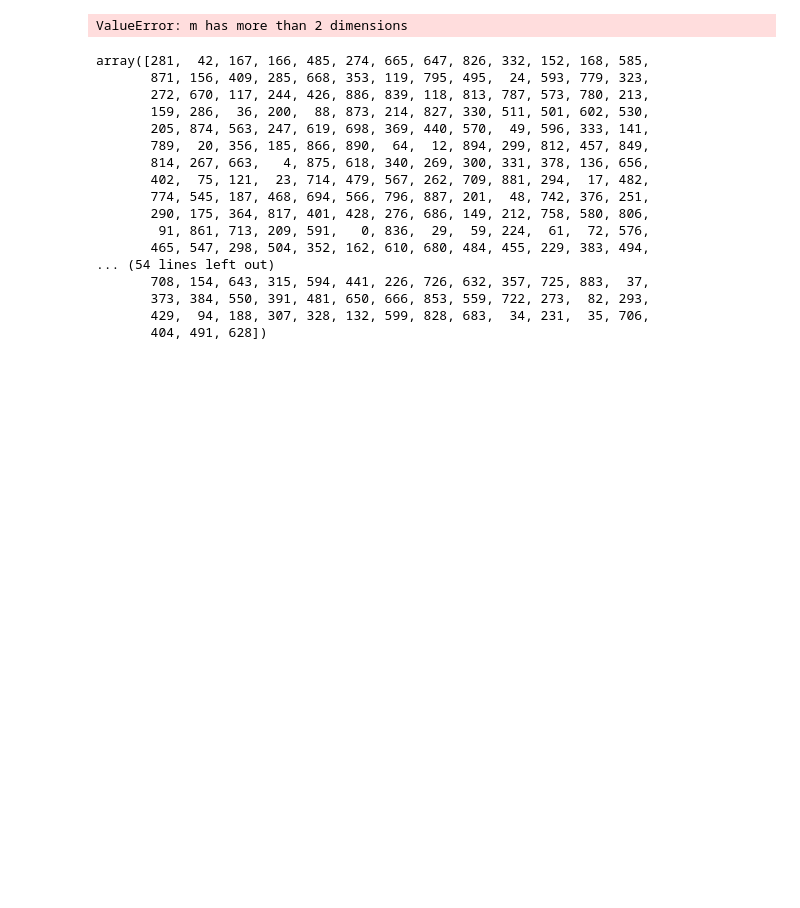
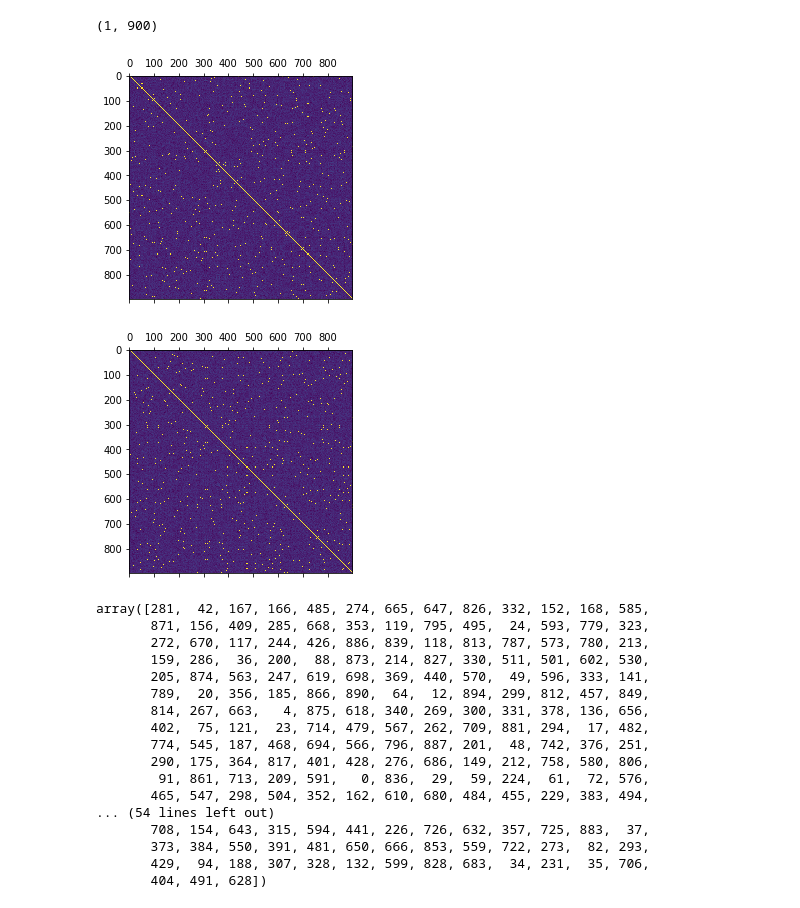
Before and after one commit to eleniel-mocna/Refined, a Jupyter notebook: main.ipynb, the cells around one changed output. Saved outputs shown, nothing was run; the diff lists cells and outputs as text; code cells hidden in the pictures; blank space fills up the shorter version.

```diff
--- a/main.ipynb
+++ b/main.ipynb
@@ -165,13 +189,18 @@ fitness(o, dists, rows, columns)
+# %%
+o.shape
+# %% [output]
+(1, 900)
 # %%
 o = np.load("result.npy")
-cm = np.corrcoef(samples[:,o].T)
+cm = np.corrcoef(samples[:,o[0]].T)
 plt.matshow(cm)
 plt.show()
 cm = np.corrcoef(samples.T)
 plt.matshow(cm)
 plt.show()
 # %% [output]
-ValueError: m has more than 2 dimensions
+[figure, added]
+[figure, added]
 # %%
 o
 # %% [output]
```
Also changed, not shown: parts of 26 cells of this notebook, 1 other file.
